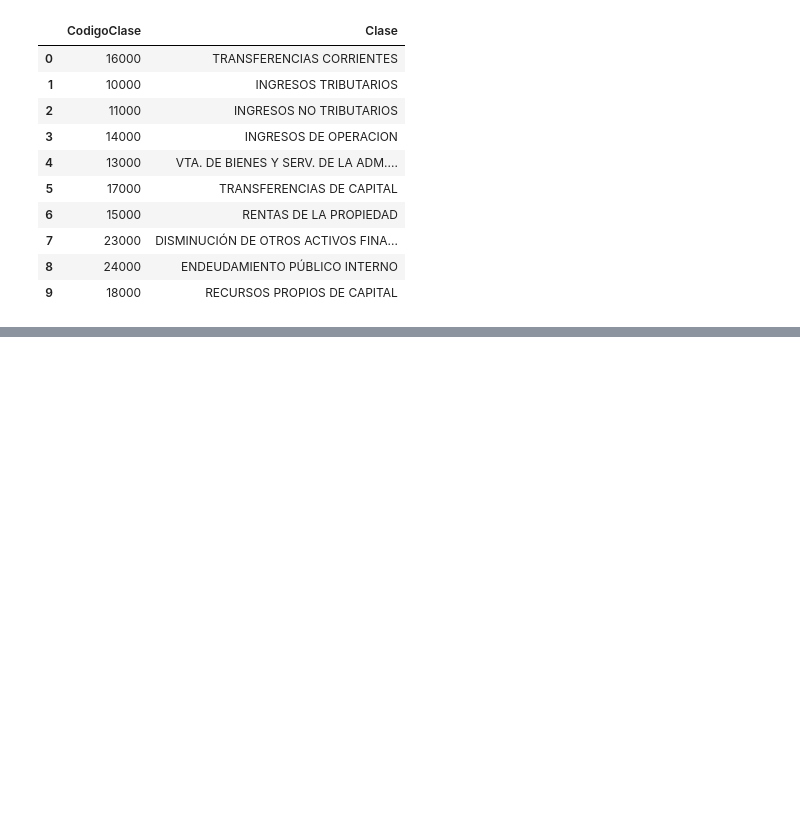
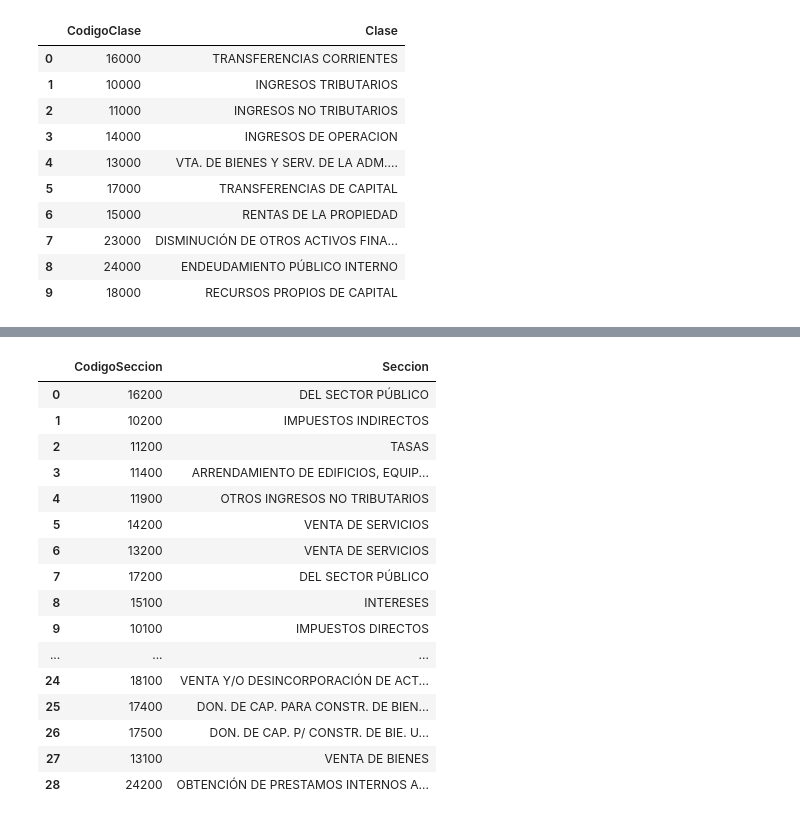
Before and after one commit to jerson8a/Proyecto2_CienciaDeDatosEnPython, a Jupyter notebook: Solution_Project2_JersonOchoa.ipynb, the cells around one changed output, grey strips where cells are left out. Cells and saved outputs as stored; diff of their text form; code cells hidden in the pictures; blank space fills up the shorter version.

```diff
--- a/Solution_Project2_JersonOchoa.ipynb
+++ b/Solution_Project2_JersonOchoa.ipynb
@@ -511,0 +567,27 @@ dimClase
+# %%
+# Datos 2019
+auxdf = df_fuente_2019.loc[:, ['Código Sección', 'Sección']]
+auxdf.drop_duplicates(inplace=True)
+auxdf = pd.DataFrame(auxdf)
+auxdf = auxdf.rename(columns={'Código Sección':'CodigoSeccion'})
+auxdf = auxdf.rename(columns={'Sección':'Seccion'})
+dimSeccion.merge(auxdf, how='inner', on='CodigoSeccion')
+dimSeccion
+# %% [output]
+|  | CodigoSeccion | Seccion |
+| 0 | 16200 | DEL SECTOR PÚBLICO |
+| 1 | 10200 | IMPUESTOS INDIRECTOS |
+| 2 | 11200 | TASAS |
+| 3 | 11400 | ARRENDAMIENTO DE EDIFICIOS, EQUIP... |
+| 4 | 11900 | OTROS INGRESOS NO TRIBUTARIOS |
+| 5 | 14200 | VENTA DE SERVICIOS |
+| 6 | 13200 | VENTA DE SERVICIOS |
+| 7 | 17200 | DEL SECTOR PÚBLICO |
+| 8 | 15100 | INTERESES |
+| 9 | 10100 | IMPUESTOS DIRECTOS |
+| ... | ... | ... |
+| 24 | 18100 | VENTA Y/O DESINCORPORACIÓN DE ACT... |
+| 25 | 17400 | DON. DE CAP. PARA CONSTR. DE BIEN... |
+| 26 | 17500 | DON. DE CAP. P/ CONSTR. DE BIE. U... |
+| 27 | 13100 | VENTA DE BIENES |
+| 28 | 24200 | OBTENCIÓN DE PRESTAMOS INTERNOS A... |
```
Also changed, not shown: parts of 3 cells of this notebook.
